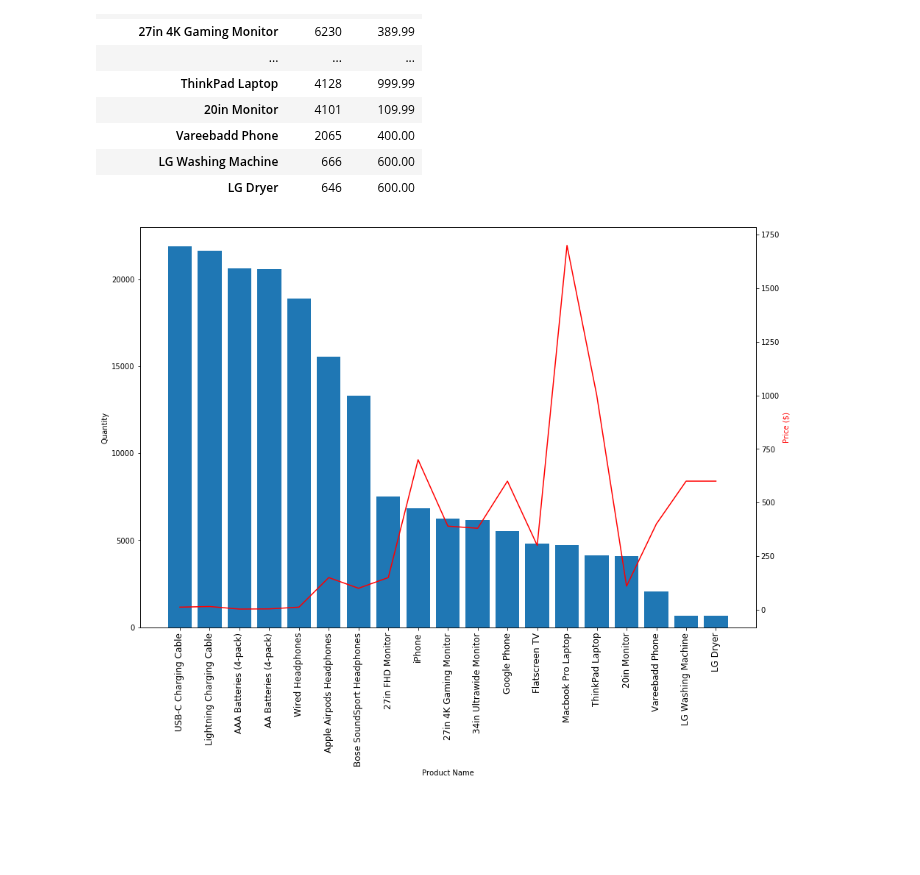
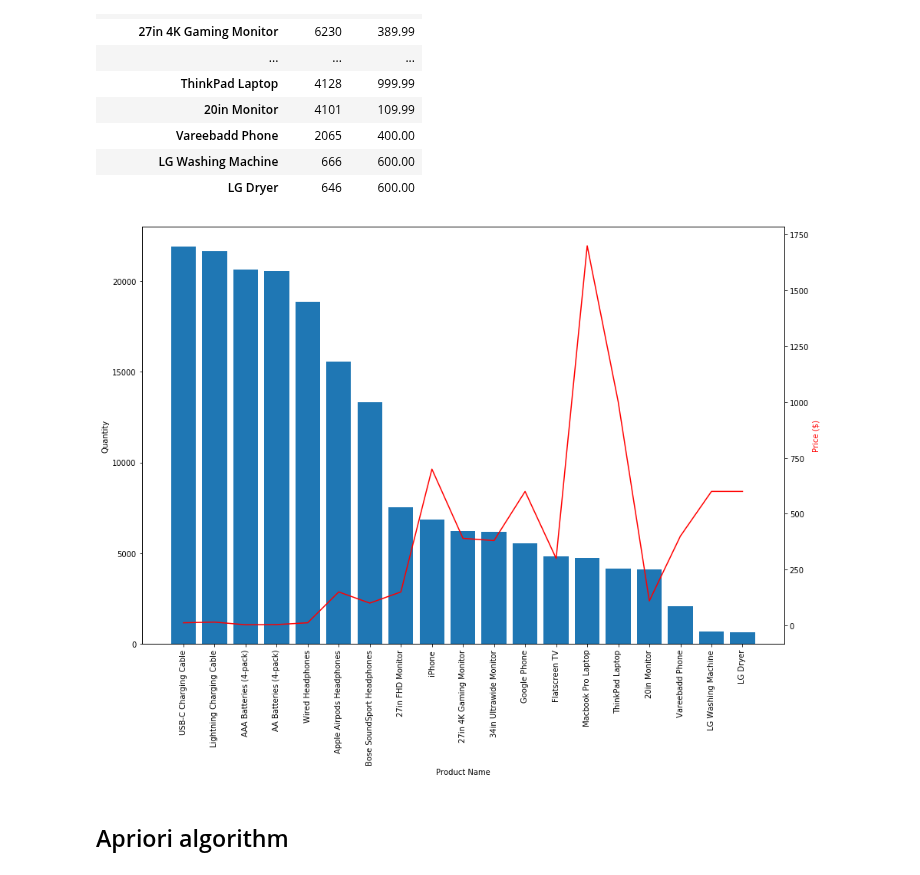
Before and after one commit to Bartosz-Lewandowski/Sales-Analysis, a Jupyter notebook: Code_source.ipynb, the cells around one changed output. Drawn from its saved outputs; the diff is of its cells as text; code cells hidden in the pictures; blank space fills up the shorter version.

```diff
--- a/Code_source.ipynb
+++ b/Code_source.ipynb
@@ -310,19 +305,21 @@ sold_vs_price = sold_vs_price.sort_values(by = 'Order ID', ascending=False)
 # %%
 prices = list(sold_vs_price['Price Each'])
 
 fig, ax1 = plt.subplots(figsize = (15,10))
 
 ax2 = ax1.twinx()
 ax1.bar(products, sold_products)
 ax2.plot(products,prices, 'b-', color = 'red')
 
 ax1.set_xlabel('Product Name')
 ax1.set_ylabel('Quantity')
 ax2.set_ylabel('Price ($)', color = 'red')
 
-ax1.set_xticklabels(products, rotation = 'vertical', size = 12)
+ax1.set_xticklabels(products, rotation = 'vertical', size = 10)
 
-
+plt.savefig('plots/bestsellers_vs_price')
 plt.show()
 # %% [output]
-[figure, old version]
+[figure, new version]
+# %% [markdown]
+## Apriori algorithm
```
Also changed, not shown: parts of 6 cells of this notebook.
